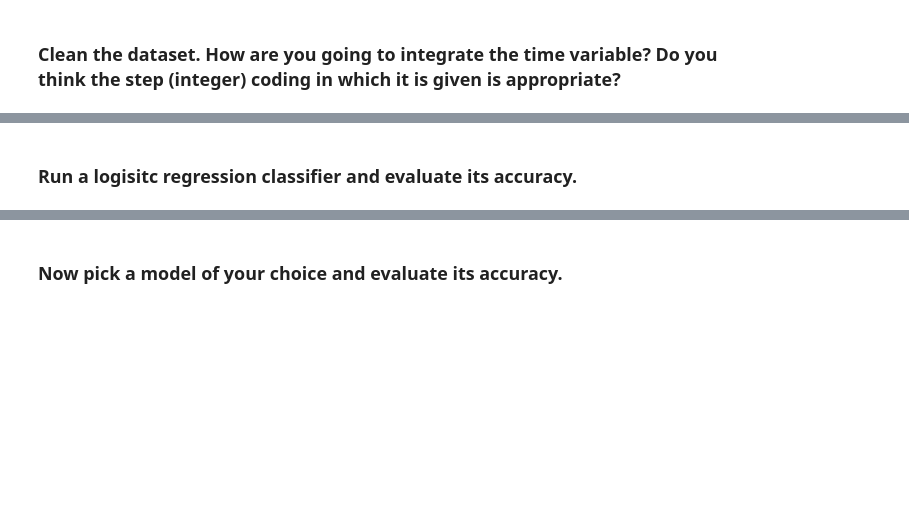
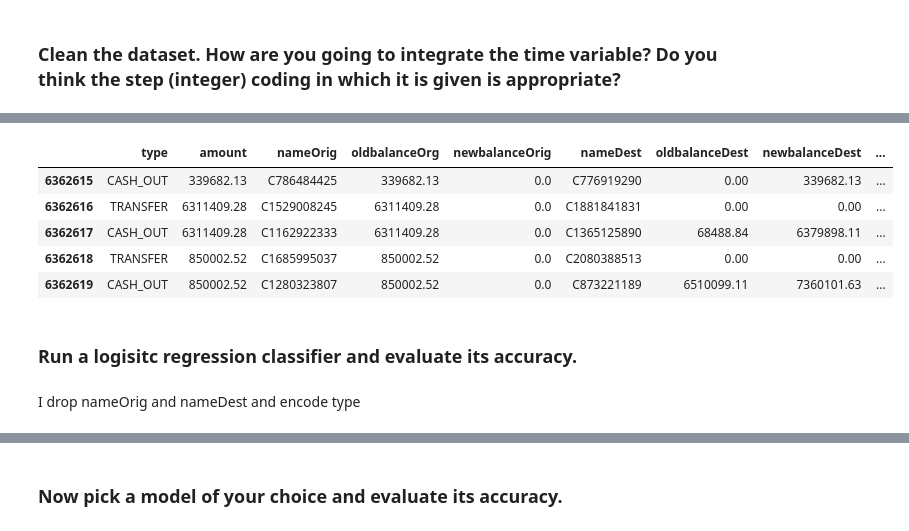
Before and after one commit to ta-datapt-bcn/lab-unbalance, a Jupyter notebook: your-code/lab_inbalance.ipynb, the cells around one changed output, grey strips where cells are left out. Drawn from its saved outputs; the diff is of its cells as text; code cells hidden in the pictures; blank space fills up the shorter version.

```diff
--- a/your-code/lab_inbalance.ipynb
+++ b/your-code/lab_inbalance.ipynb
@@ -19,2 +124,23 @@ Like we disussed in class, when we have noisy data, if we are not careful, we ca
+# %%
+def hourtoday(x, limit=24, day=1):
+    if x <= limit:
+        return day
+    else:
+        limit += 24
+        day += 1
+        return hourtoday(x, limit=limit, day=day)
+# %%
+df['day'] = df.step.apply(lambda x: hourtoday(x))
+# %%
+df.drop(columns=['step'], inplace=True)
+# %%
+df.tail()
+# %% [output]
+|  | type | amount | nameOrig | oldbalanceOrg | newbalanceOrig | nameDest | oldbalanceDest | newbalanceDest | ... |
+| 6362615 | CASH_OUT | 339682.13 | C786484425 | 339682.13 | 0.0 | C776919290 | 0.00 | 339682.13 | ... |
+| 6362616 | TRANSFER | 6311409.28 | C1529008245 | 6311409.28 | 0.0 | C1881841831 | 0.00 | 0.00 | ... |
+| 6362617 | CASH_OUT | 6311409.28 | C1162922333 | 6311409.28 | 0.0 | C1365125890 | 68488.84 | 6379898.11 | ... |
+| 6362618 | TRANSFER | 850002.52 | C1685995037 | 850002.52 | 0.0 | C2080388513 | 0.00 | 0.00 | ... |
+| 6362619 | CASH_OUT | 850002.52 | C1280323807 | 850002.52 | 0.0 | C873221189 | 6510099.11 | 7360101.63 | ... |
 # %% [markdown]
 ### Run a logisitc regression classifier and evaluate its accuracy.
@@ -22,0 +147,2 @@ Like we disussed in class, when we have noisy data, if we are not careful, we ca
+# %% [markdown]
+I drop nameOrig and nameDest and encode type
```
Also changed, not shown: parts of 26 cells of this notebook.
